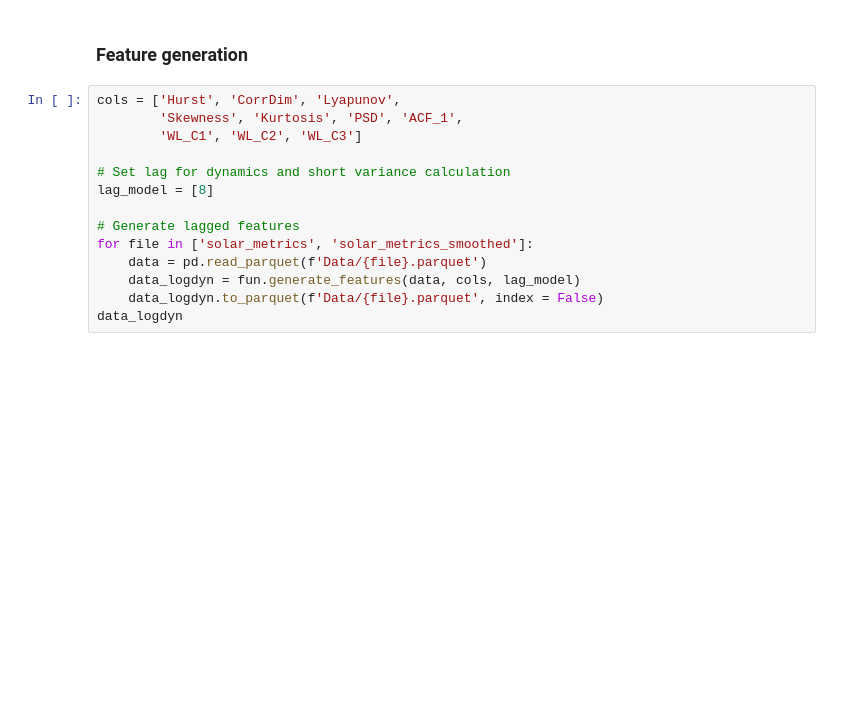
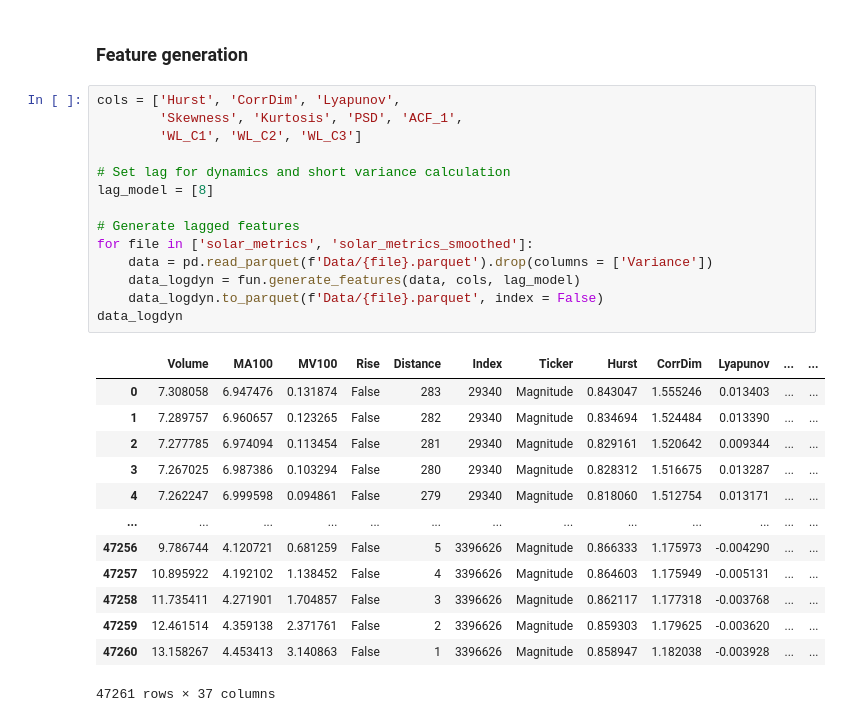
Before and after one commit to lebedevaale/early_warning_model, a Jupyter notebook: import_and_preparation.ipynb, the cells around one changed output. Cells and saved outputs as stored; diff of their text form; blank space fills up the shorter version.

```diff
--- a/import_and_preparation.ipynb
+++ b/import_and_preparation.ipynb
@@ -536,14 +536,28 @@ ds
 # %%
 cols = ['Hurst', 'CorrDim', 'Lyapunov',
         'Skewness', 'Kurtosis', 'PSD', 'ACF_1',
         'WL_C1', 'WL_C2', 'WL_C3']
 
 # Set lag for dynamics and short variance calculation
 lag_model = [8]
 
 # Generate lagged features
 for file in ['solar_metrics', 'solar_metrics_smoothed']:
-    data = pd.read_parquet(f'Data/{file}.parquet')
+    data = pd.read_parquet(f'Data/{file}.parquet').drop(columns = ['Variance'])
     data_logdyn = fun.generate_features(data, cols, lag_model)
     data_logdyn.to_parquet(f'Data/{file}.parquet', index = False)
 data_logdyn
+# %% [output]
+|  | Volume | MA100 | MV100 | Rise | Distance | Index | Ticker | Hurst | CorrDim | Lyapunov | ... | ... |
+| 0 | 7.308058 | 6.947476 | 0.131874 | False | 283 | 29340 | Magnitude | 0.843047 | 1.555246 | 0.013403 | ... | ... |
+| 1 | 7.289757 | 6.960657 | 0.123265 | False | 282 | 29340 | Magnitude | 0.834694 | 1.524484 | 0.013390 | ... | ... |
+| 2 | 7.277785 | 6.974094 | 0.113454 | False | 281 | 29340 | Magnitude | 0.829161 | 1.520642 | 0.009344 | ... | ... |
+| 3 | 7.267025 | 6.987386 | 0.103294 | False | 280 | 29340 | Magnitude | 0.828312 | 1.516675 | 0.013287 | ... | ... |
+| 4 | 7.262247 | 6.999598 | 0.094861 | False | 279 | 29340 | Magnitude | 0.818060 | 1.512754 | 0.013171 | ... | ... |
+| ... | ... | ... | ... | ... | ... | ... | ... | ... | ... | ... | ... | ... |
+| 47256 | 9.786744 | 4.120721 | 0.681259 | False | 5 | 3396626 | Magnitude | 0.866333 | 1.175973 | -0.004290 | ... | ... |
+| 47257 | 10.895922 | 4.192102 | 1.138452 | False | 4 | 3396626 | Magnitude | 0.864603 | 1.175949 | -0.005131 | ... | ... |
+| 47258 | 11.735411 | 4.271901 | 1.704857 | False | 3 | 3396626 | Magnitude | 0.862117 | 1.177318 | -0.003768 | ... | ... |
+| 47259 | 12.461514 | 4.359138 | 2.371761 | False | 2 | 3396626 | Magnitude | 0.859303 | 1.179625 | -0.003620 | ... | ... |
+| 47260 | 13.158267 | 4.453413 | 3.140863 | False | 1 | 3396626 | Magnitude | 0.858947 | 1.182038 | -0.003928 | ... | ... |
+47261 rows × 37 columns
```
Also changed, not shown: parts of 4 cells of this notebook.
